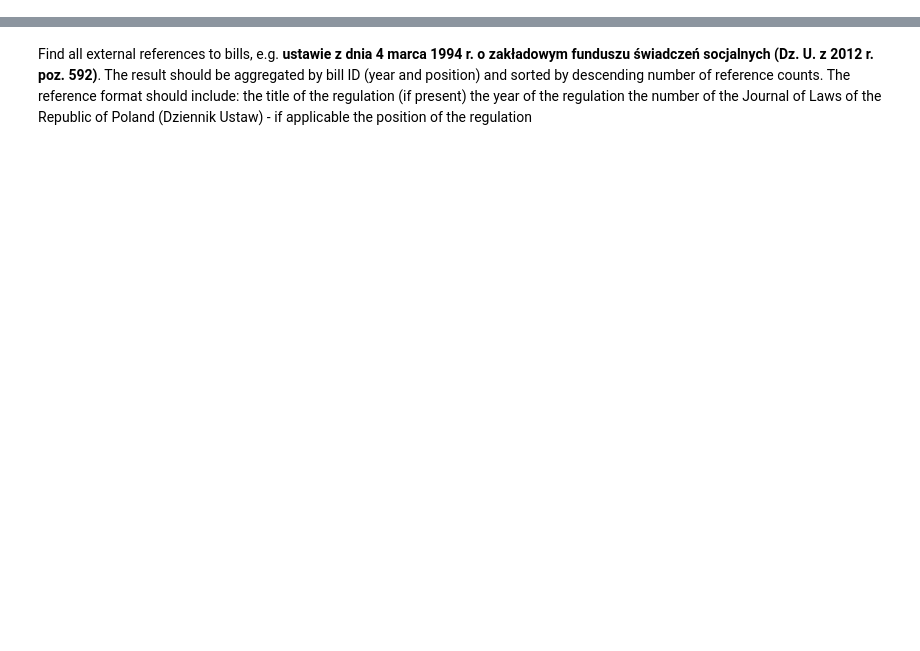
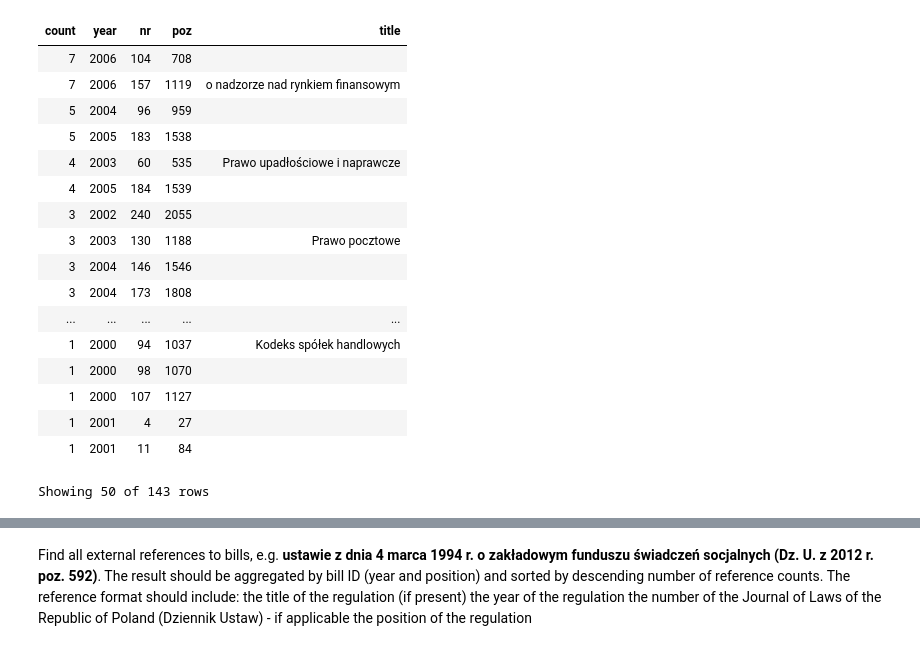
Before and after one commit to JakDar/nlp-lab-2019, a Jupyter notebook: NLP_lab1_regex.ipynb, the cells around one changed output, grey strips where cells are left out. Cells and saved outputs as stored; diff of their text form; code cells hidden in the pictures; blank space fills up the shorter version.

```diff
--- a/NLP_lab1_regex.ipynb
+++ b/NLP_lab1_regex.ipynb
@@ -34,0 +16,5 @@ ogłoszone w Dz. U. z 2004 r. Nr 62, poz. 577, Nr 96, poz. 959 i Nr 116, poz.
+# %%
+# act = open(act_dir + "/2003_592.txt").read() [20265:] # just footers
+# act = open(act_dir + "/2003_592.txt").read() [:20265] # no footers
+act = open(act_dir + "/2003_592.txt").read() #all
+print(act)
@@ -68,12 +72,10 @@ def print_highlighted(
     print(text[beg:])
 # %%
 dzu_pat = re.compile("Dz\.?\s?U.?")
-year_pat = re.compile("((199)|(198)|(200)|(201))\d{1}")
-nr_pat = re.compile("Nr\s+\d+") #TODO: word sep or sth
-pos_pat = re.compile("poz\.\s+\d+(-\d+)*") #todo - "i \d"
+year_pat = re.compile("(?P<year>((19\d)|(200)|(201))\d{1})")
+nr_pat = re.compile("Nr\s+(?P<nr>\d+)") #TODO: word sep or sth
+pos_pat = re.compile("poz\.\s+(?P<poz>\d+(-\d+)*)") #todo - "i \d"
 
-#Should be ok, but needs extractors for entry
-ustaw_pat=re.compile("(U|u)staw\w*\s+(z\s+dnia\s+)+\d+\s+\w+\s+(?P<year>\d{4})(\s|\n)*r\.?\s*(–|\-)*\s*(?P<title>(\w|\s|\")*)\((?P<entry>(.|\n)*?)\)")
-
-#1) Ustawie ()
-#(?<ala)  (?=ala)
+#Entry extractors
+footer_ext_pat = re.compile("\[\d+\]\)?\s+Zmiany(.|\s|\n)*?w\s+Dz\.*\s*U\.?(?P<foot_entry>(.|\s|\n)*?)(?=(\[|\Z))")
+art_ext_pat=re.compile("(U|u)staw\w*\s+(z\s+dnia\s+)+\d+\s+\w+\s+(?P<year>\d{4})(\s|\n)*r\.?\s*(–|\-)*\s*(?P<title>(\w|\s|\")*)\((?P<art_entry>(.|\n)*?)\)")
@@ -79,0 +127,59 @@ ustaw_pat=re.compile("(U|u)staw\w*\s+(z\s+dnia\s+)+\d+\s+\w+\s+(?P<year>\d{4})(\
+# %%
+def ext_ref_extractor(text:str) -> Sequence: #Sequence[ExtRef]:
+    art_matches = seq(list(art_ext_pat.finditer(text))).flat_map(art_match_extractor)
+    footer_matches = seq(list(footer_ext_pat.finditer(text))).flat_map(foot_match_extractor)
+    return  art_matches + footer_matches
+
+
+
+CountedExtRef= namedtuple("CountedExtRef", "count year nr poz title")
+def ext_ref_counter(refs:Sequence)-> CountedExtRef:#Sequence[ExtRef] -> CountedExternalRef
+    def counted_from_ext_ref(count:int,ref:ExtRef) -> CountedExtRef:
+        return CountedExtRef(count=count,year=ref.year,nr=ref.nr,poz=ref.poz,title=ref.title)
+
+    def count_and_select_best(t:Tuple[str,Sequence])-> CountedExtRef:
+        if len(t[1]) == 0:
+            raise "Aggregated tuple shouldn't be empty"
+        with_title = seq(t[1]).find(lambda ref:ref.title != None)
+        return counted_from_ext_ref(len(t[1]), t[1][0] if with_title is None else with_title)
+
+
+    return refs.group_by(lambda ref : ref.year+ "-"+ref.poz).map(count_and_select_best)
+
+
+
+def display_seq(sequence:Sequence,rows:int)-> None:
+    sequence._repr_html_= lambda :sequence.tabulate(rows,tablefmt='html')
+    display(sequence)
+    sequence._repr_html_= lambda :sequence.tabulate(10,tablefmt='html')
+
+
+
+
+res = ext_ref_counter(ext_ref_extractor(act))\
+    .order_by(lambda x : int(x.poz))\
+    .order_by(lambda x : int(x.year))\
+    .order_by(lambda x: 1/x.count)
+display_seq(
+    res,
+    50
+)
+# %% [output]
+| count | year | nr | poz | title |
+| 7 | 2006 | 104 | 708 |  |
+| 7 | 2006 | 157 | 1119 | o nadzorze nad rynkiem finansowym |
+| 5 | 2004 | 96 | 959 |  |
+| 5 | 2005 | 183 | 1538 |  |
+| 4 | 2003 | 60 | 535 | Prawo upadłościowe i naprawcze |
+| 4 | 2005 | 184 | 1539 |  |
+| 3 | 2002 | 240 | 2055 |  |
+| 3 | 2003 | 130 | 1188 | Prawo pocztowe |
+| 3 | 2004 | 146 | 1546 |  |
+| 3 | 2004 | 173 | 1808 |  |
+| ... | ... | ... | ... | ... |
+| 1 | 2000 | 94 | 1037 | Kodeks spółek handlowych |
+| 1 | 2000 | 98 | 1070 |  |
+| 1 | 2000 | 107 | 1127 |  |
+| 1 | 2001 | 4 | 27 |  |
+| 1 | 2001 | 11 | 84 |  |
+Showing 50 of 143 rows
```
Also changed, not shown: parts of 8 cells of this notebook.
